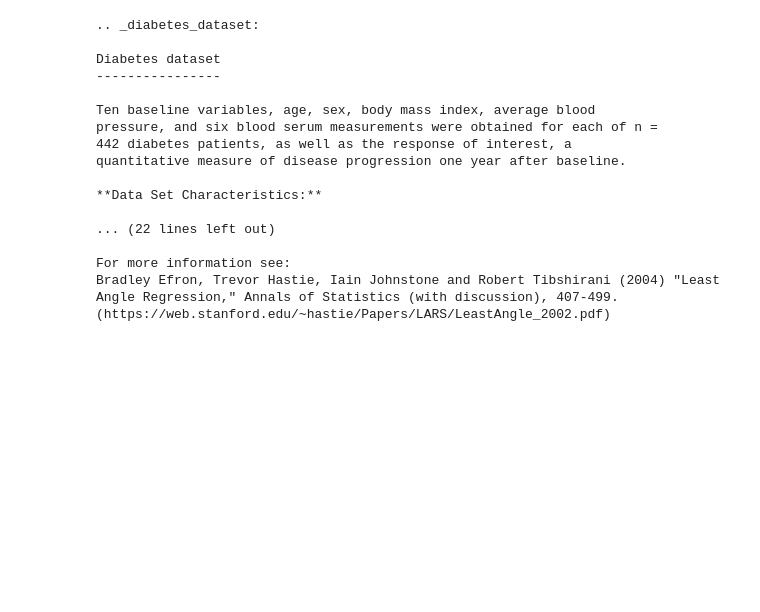
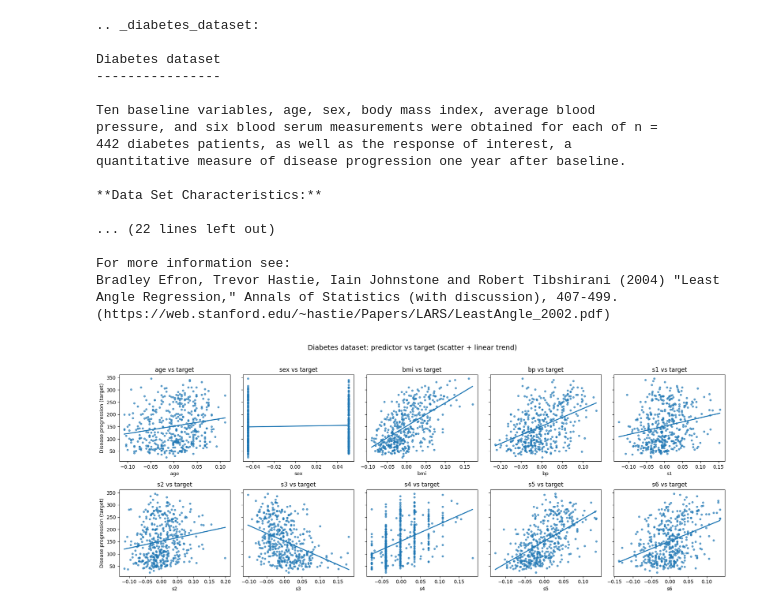
Before and after one commit to dannylam2502/CMPE257, a Jupyter notebook: W8S1.ipynb, the cells around one changed output. Cells and saved outputs as stored; diff of their text form; code cells hidden in the pictures; blank space fills up the shorter version.

```diff
--- a/W8S1.ipynb
+++ b/W8S1.ipynb
@@ -291,7 +291,36 @@ Bradley Efron, Trevor Hastie, Iain Johnstone and Robert Tibshirani (2004) "Least
 # %%
 # Exercise #7: create cross-plots (in a 2x5 plot grid) between each of the 10 predictor variable and
 # the target variable "quantitative measure of disease progression one year after baseline"
 
-# add your code here...
+X = diabetes.data
+y = diabetes.target
+feature_names = diabetes.feature_names  # ['age','sex','bmi','bp','s1','s2','s3','s4','s5','s6']
+
+df = pd.DataFrame(X, columns=feature_names)
+df["target"] = y
+
+fig, axes = plt.subplots(nrows=2, ncols=5, figsize=(18, 7), sharey=True)
+axes = axes.ravel()
+
+for i, feat in enumerate(feature_names):
+    ax = axes[i]
+    x = df[feat].values
+    ax.scatter(x, y, s=12, alpha=0.65)
+
+    # Add a simple linear trendline
+    m, b = np.polyfit(x, y, 1)
+    x_line = np.linspace(x.min(), x.max(), 200)
+    ax.plot(x_line, m * x_line + b, linewidth=2)
+
+    ax.set_title(f"{feat} vs target")
+    ax.set_xlabel(feat)
+    if i % 5 == 0:
+        ax.set_ylabel("Disease progression (target)")
+
+fig.suptitle("Diabetes dataset: predictor vs target (scatter + linear trend)", fontsize=14, y=1.02)
+plt.tight_layout()
+plt.show()
+# %% [output]
+[figure, added]
 # %%
 # What are your main observations from exercise #7?
```
Also changed, not shown: parts of 7 cells of this notebook, 2 other files.
